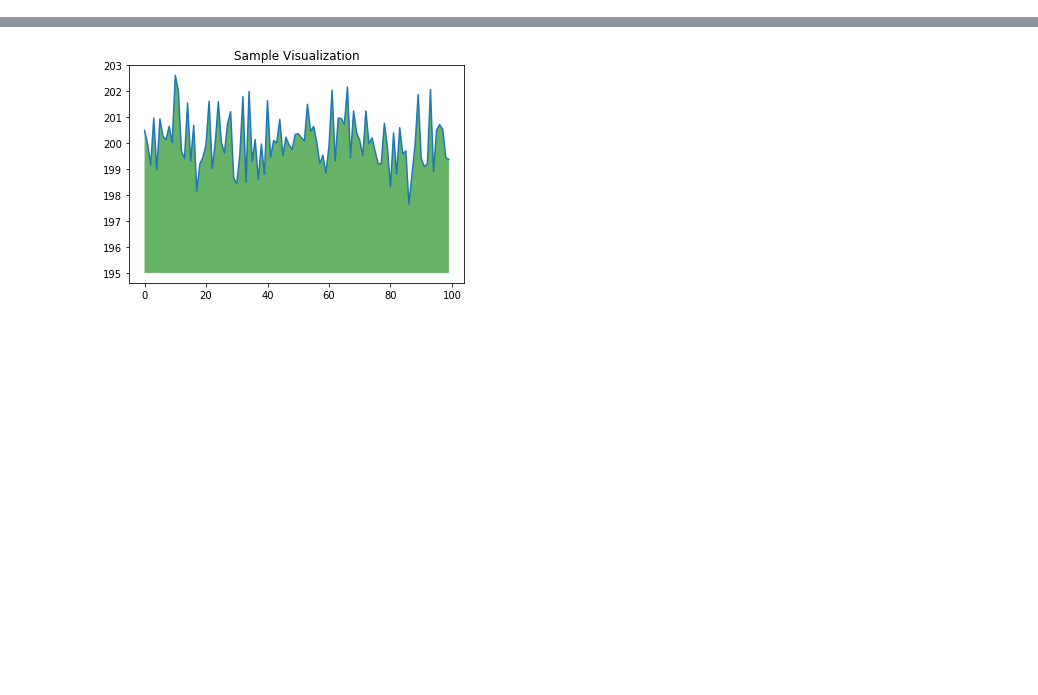
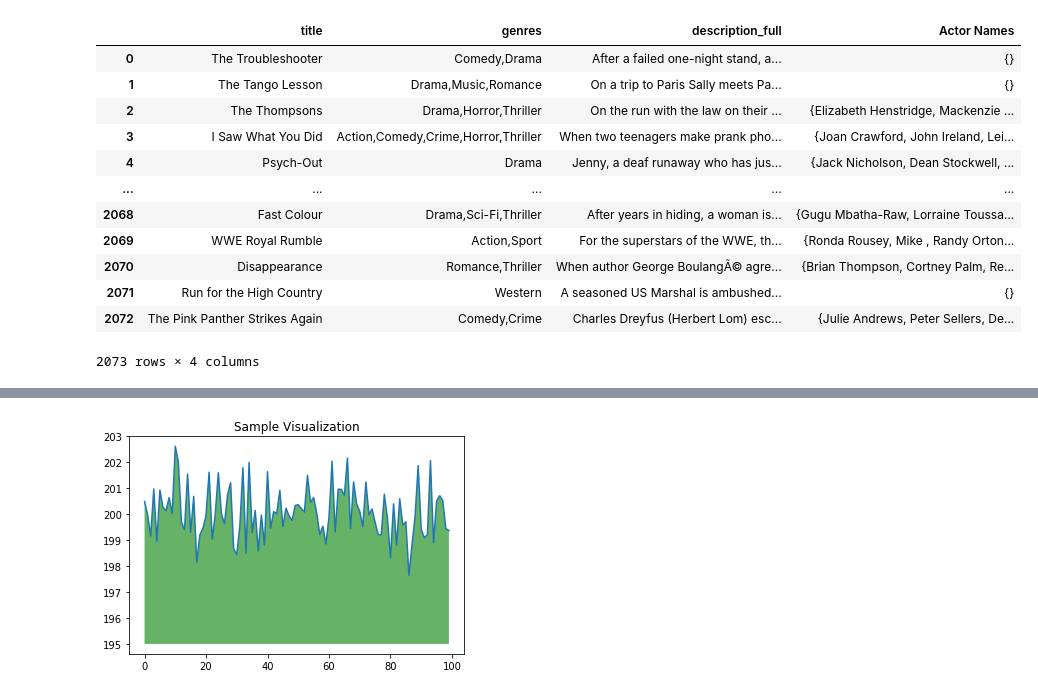
Before and after one commit to AymanKamran/Google-DevFest2020-Toronto, a Jupyter notebook: Solution_Notebook.ipynb, the cells around one changed output, grey strips where cells are left out. Cells and saved outputs as stored; diff of their text form; code cells hidden in the pictures; blank space fills up the shorter version.

```diff
--- a/Solution_Notebook.ipynb
+++ b/Solution_Notebook.ipynb
@@ -37,0 +113,16 @@ Colab notebooks are Jupyter notebooks that are hosted by Colab. To learn more ab
+# %%
+test
+# %% [output]
+|  | title | genres | description_full | Actor Names |
+| 0 | The Troubleshooter | Comedy,Drama | After a failed one-night stand, a... | {} |
+| 1 | The Tango Lesson | Drama,Music,Romance | On a trip to Paris Sally meets Pa... | {} |
+| 2 | The Thompsons | Drama,Horror,Thriller | On the run with the law on their ... | {Elizabeth Henstridge, Mackenzie ... |
+| 3 | I Saw What You Did | Action,Comedy,Crime,Horror,Thriller | When two teenagers make prank pho... | {Joan Crawford, John Ireland, Lei... |
+| 4 | Psych-Out | Drama | Jenny, a deaf runaway who has jus... | {Jack Nicholson, Dean Stockwell, ... |
+| ... | ... | ... | ... | ... |
+| 2068 | Fast Colour | Drama,Sci-Fi,Thriller | After years in hiding, a woman is... | {Gugu Mbatha-Raw, Lorraine Toussa... |
+| 2069 | WWE Royal Rumble | Action,Sport | For the superstars of the WWE, th... | {Ronda Rousey, Mike , Randy Orton... |
+| 2070 | Disappearance | Romance,Thriller | When author George BoulangÃ© agre... | {Brian Thompson, Cortney Palm, Re... |
+| 2071 | Run for the High Country | Western | A seasoned US Marshal is ambushed... | {} |
+| 2072 | The Pink Panther Strikes Again | Comedy,Crime | Charles Dreyfus (Herbert Lom) esc... | {Julie Andrews, Peter Sellers, De... |
+2073 rows × 4 columns
```
Also changed, not shown: parts of 23 cells of this notebook.
